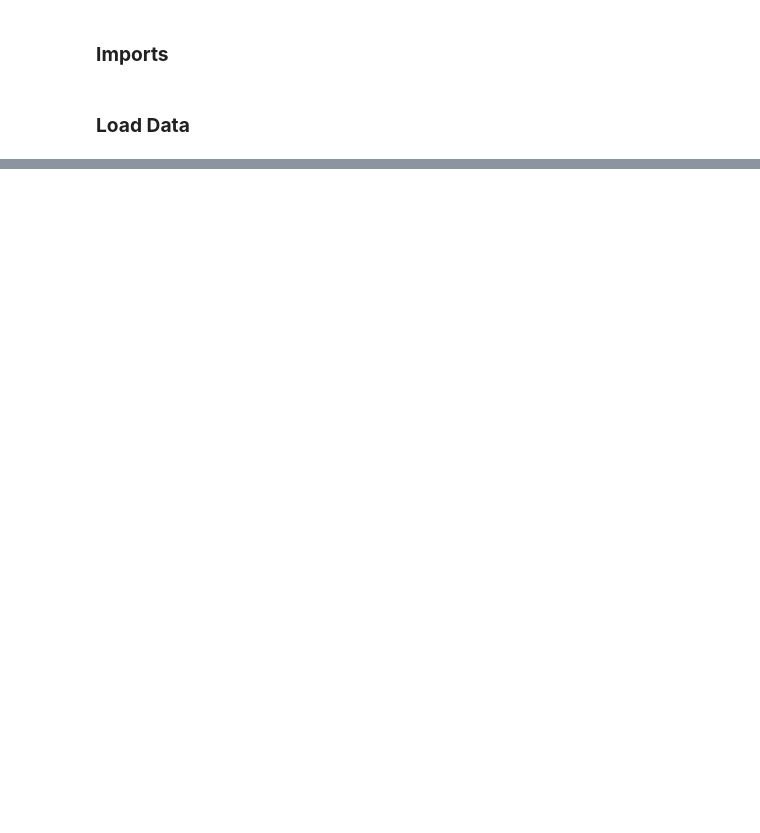
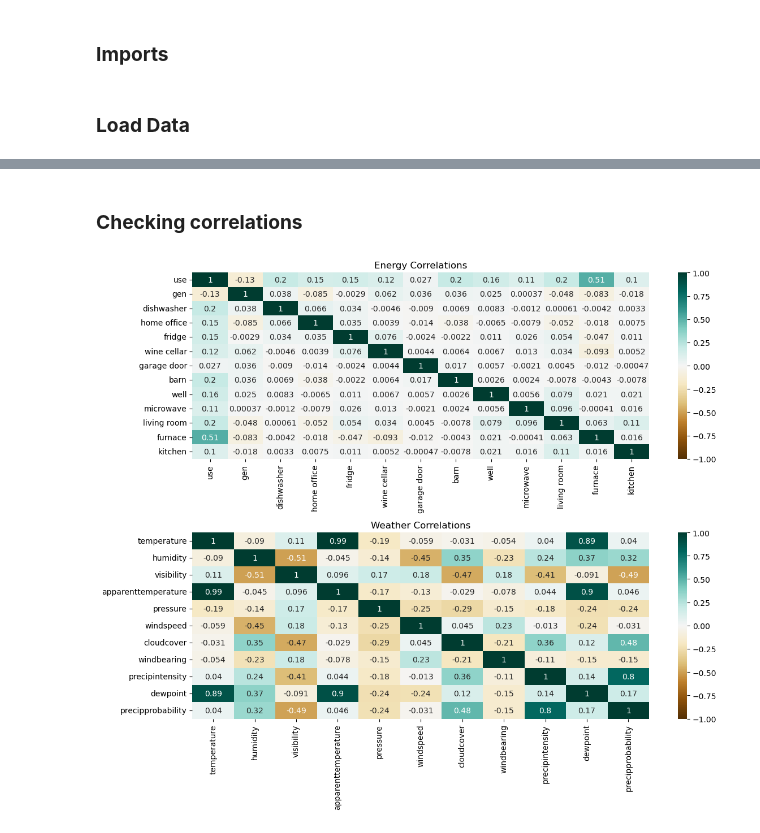
Before and after one commit to computationalgoblin/Smart-Home-Energy-Consumption-Project, a Jupyter notebook: notebooks/eda.ipynb, the cells around one changed output, grey strips where cells are left out. Drawn from its saved outputs; the diff is of its cells as text; code cells hidden in the pictures; blank space fills up the shorter version.

```diff
--- a/notebooks/eda.ipynb
+++ b/notebooks/eda.ipynb
@@ -32,3 +35,17 @@ data.head()
 | 2 | 0.931817 | 0.003467 | 0.000017 | 0.446067 | 0.123533 | 0.006983 | 0.013083 | 0.031517 | 0.001000 | ... |
 | 3 | 1.022050 | 0.003483 | 0.000017 | 0.446583 | 0.123133 | 0.006983 | 0.013000 | 0.031500 | 0.001017 | ... |
 | 4 | 1.139400 | 0.003467 | 0.000133 | 0.446533 | 0.122850 | 0.006850 | 0.012783 | 0.031500 | 0.001017 | ... |
+# %% [markdown]
+### **Checking correlations**
+# %%
+# Create some usefull variables to simplify exploration
+
+energy_cols = list(data.columns[:11]) + list(data.columns[22:24])
+meteo_cols = list(data.columns[11:22])
+
+energy_df = pd.DataFrame(data[energy_cols])
+meteo_df = data[meteo_cols]
+# %%
+plot_heatmaps(energy_df,meteo_df,"Energy Correlations", "Weather Correlations", cmap="BrBG")
+# %% [output]
+[figure, added]
```
Also changed, not shown: parts of 1 cell of this notebook, 1 other file.
